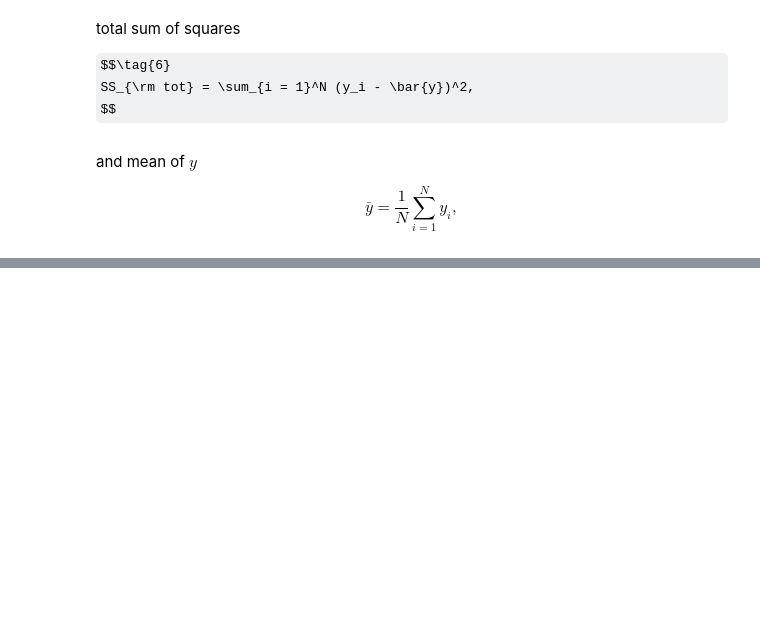
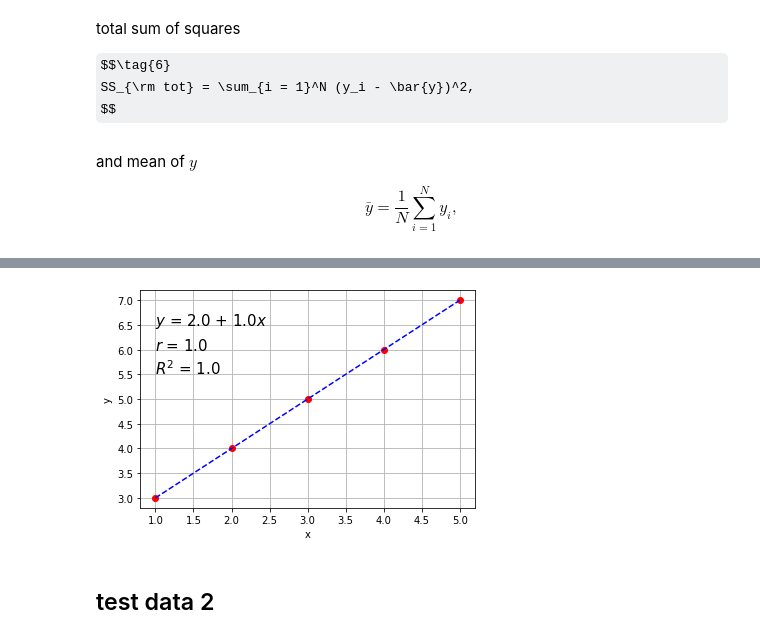
Before and after one commit to dudung/py-jupyter-nb, a Jupyter notebook: src/nummeth/curve_fitting/linear_regression.ipynb, the cells around one changed output, grey strips where cells are left out. Saved outputs shown, nothing was run; the diff lists cells and outputs as text; code cells hidden in the pictures; some formulas as TeX source; blank space fills up the shorter version.

```diff
--- a/src/nummeth/curve_fitting/linear_regression.ipynb
+++ b/src/nummeth/curve_fitting/linear_regression.ipynb
@@ -75,11 +47,0 @@ How to derive Eqns (2) and (3) will be added later.
-# %%
-# define functions
-x = [1, 2, 3, 4, 5]
-y = [i * 2 + 1 for i in x]
-
-Sy = sum(y)
-Sx = sum(x)
-Sxx = sum([i*i for i in x])
-
-print(x, y)
-print(Sy, Sx, Sxx)
@@ -88,0 +79,7 @@ print(Sy, Sx, Sxx)
+# %%
+def sum_product(a, b):
+    N = min(len(a), len(b))
+    s = 0
+    for i in range(N):
+        s += a[i]*b[i]
+    return s
@@ -88,0 +90,6 @@ print(Sy, Sx, Sxx)
+# %%
+def f(x, c):
+    y = []
+    for i in x:
+        y.append(c[0] + c[1] * i)
+    return y
@@ -88,0 +141,4 @@ print(Sy, Sx, Sxx)
+# %%
+# define data
+xobs = [1, 2, 3, 4, 5]
+yobs = [3, 4, 5, 6, 7]
@@ -88,0 +196,17 @@ print(Sy, Sx, Sxx)
+# %%
+import matplotlib.pyplot as plt
+
+plt.grid()
+plt.xlabel("x")
+plt.ylabel("y")
+
+plt.text(1, 6.5, f"$y$ = {c[0]} + {c[1]}$x$", fontsize=15)
+plt.text(1, 6.0, f"$r$ = {r}", fontsize=15)
+plt.text(1, 5.5, f"$R^2$ = {R2}", fontsize=15)
+
+plt.plot(xobs, yobs, 'ro', xobs, ymod, 'b--')
+plt.show()
+# %% [output]
+[figure, added]
+# %% [markdown]
+## test data 2
```
Also changed, not shown: parts of 41 cells of this notebook.
